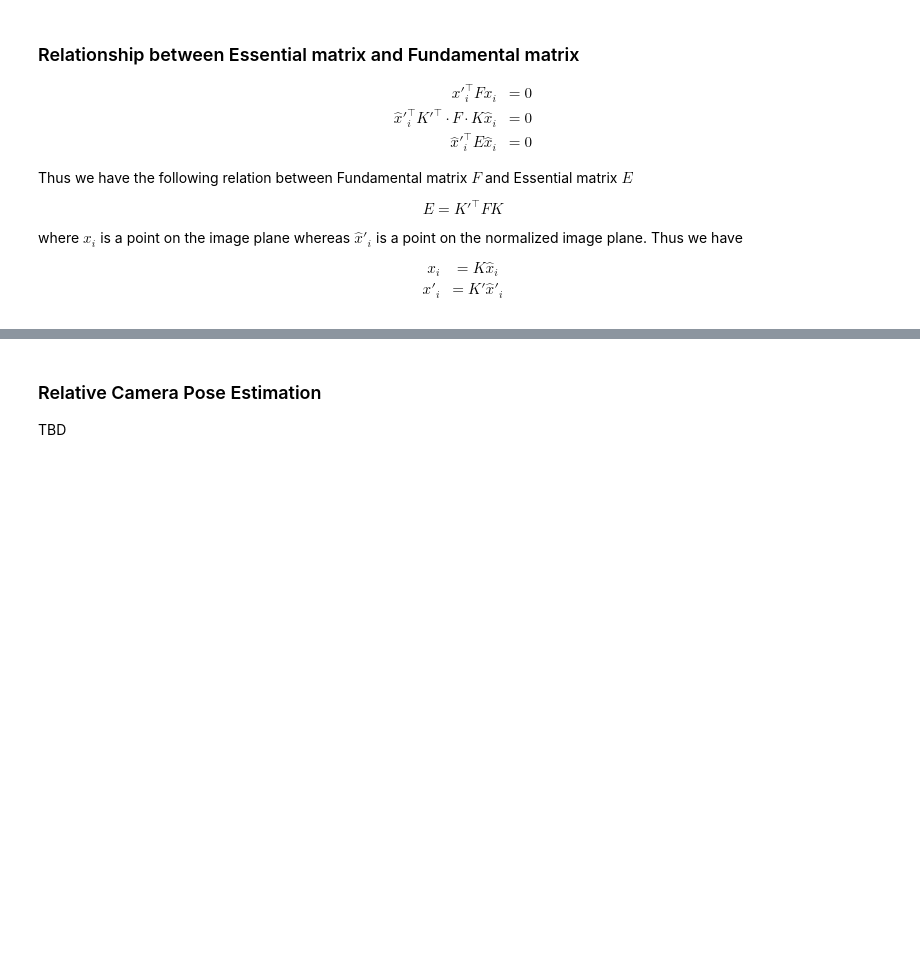
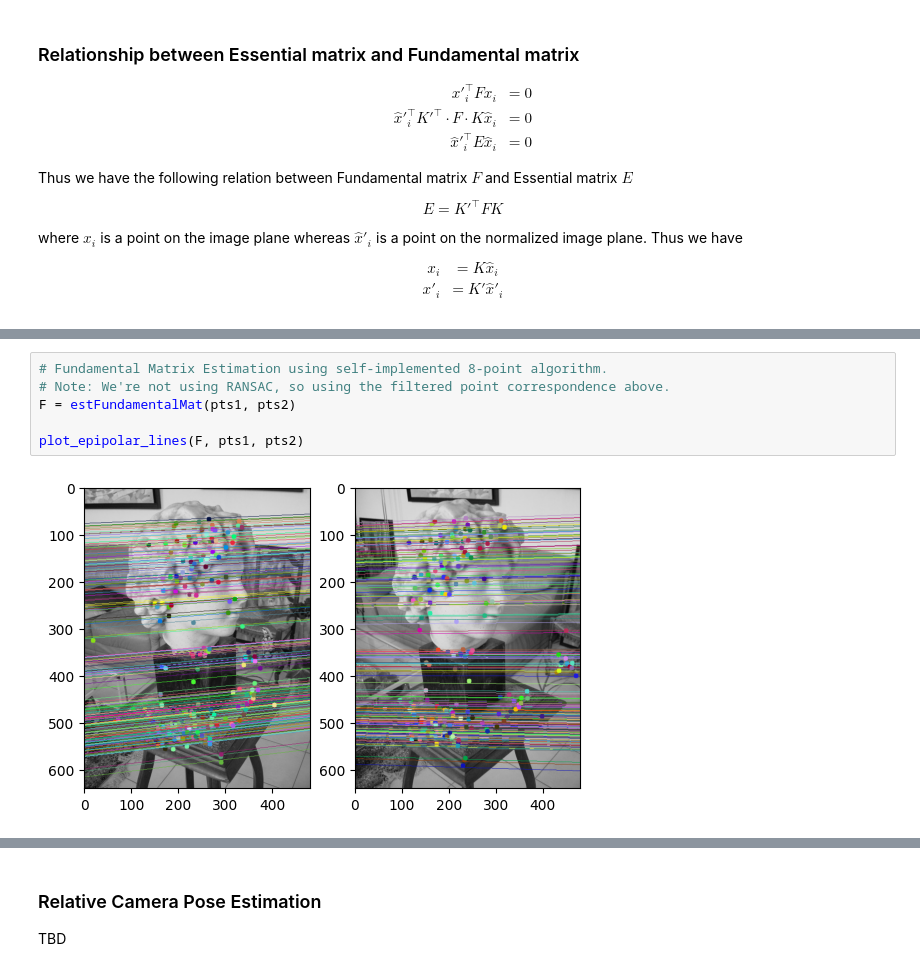
Before and after one commit to imkaywu/3d-vision-tutorial, a Jupyter notebook: 07_epipolar_geometry.ipynb, the cells around one changed output, grey strips where cells are left out. Cells and saved outputs as stored; diff of their text form; blank space fills up the shorter version.

```diff
--- a/07_epipolar_geometry.ipynb
+++ b/07_epipolar_geometry.ipynb
@@ -49,0 +164,8 @@ x'_i &= K' \hat{x}'_i
+# %%
+# Fundamental Matrix Estimation using self-implemented 8-point algorithm.
+# Note: We're not using RANSAC, so using the filtered point correspondence above.
+F = estFundamentalMat(pts1, pts2)
+
+plot_epipolar_lines(F, pts1, pts2)
+# %% [output]
+[figure, added]
```
Also changed, not shown: parts of 10 cells of this notebook, 6 other files.
